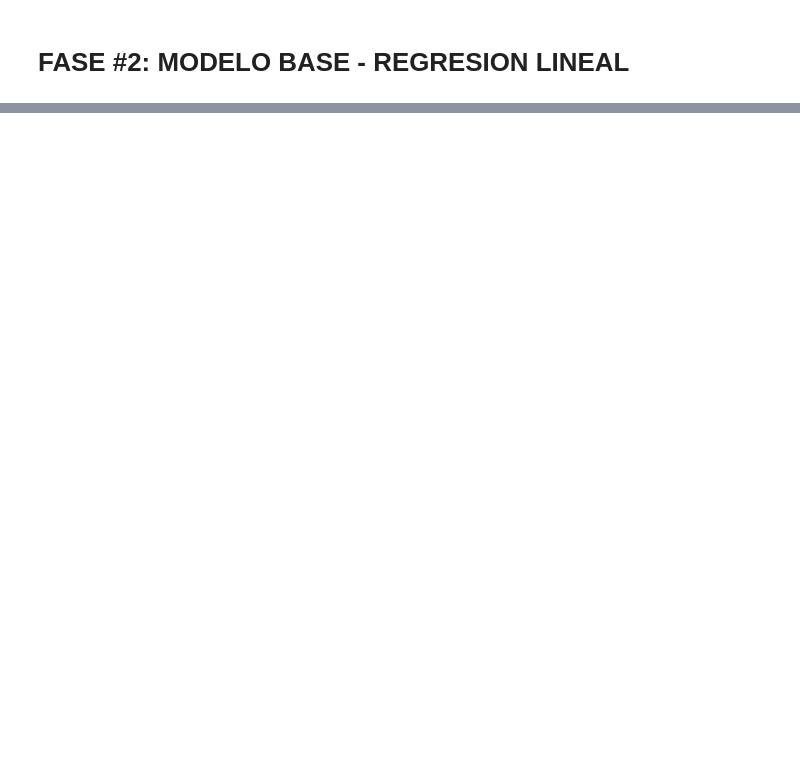
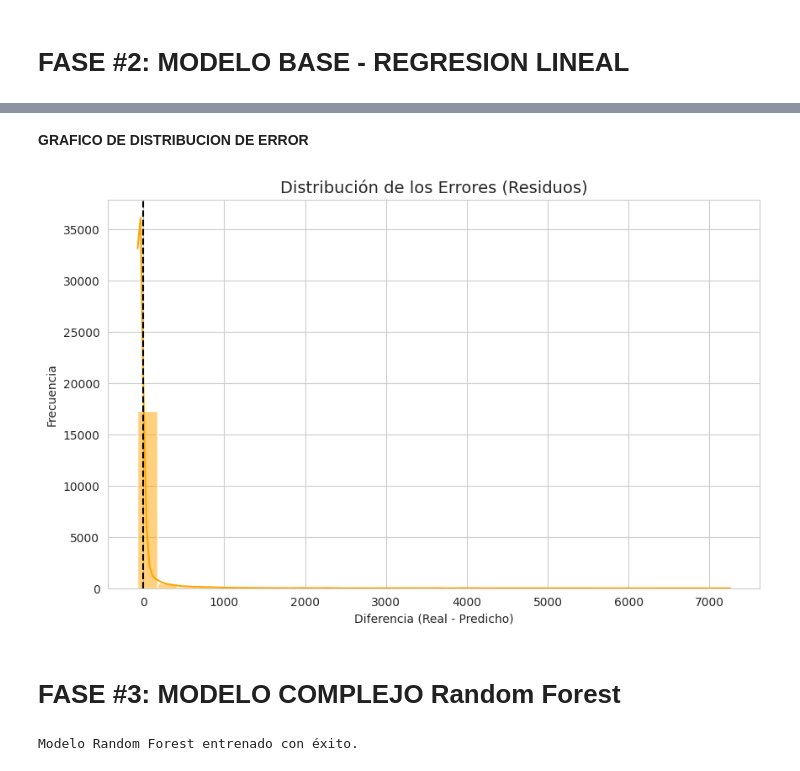
Before and after one commit to victoregomezf-maker/seminario, a Jupyter notebook: Predicción_de_demanda_insumos_medicos.ipynb, the cells around one changed output, grey strips where cells are left out. Cells and saved outputs as stored; diff of their text form; code cells hidden in the pictures; blank space fills up the shorter version.

```diff
--- a/Predicción_de_demanda_insumos_medicos.ipynb
+++ b/Predicción_de_demanda_insumos_medicos.ipynb
@@ -327,0 +440,32 @@ plt.show()
+# %% [markdown]
+**GRAFICO DE DISTRIBUCION DE ERROR**
+# %%
+plt.figure(figsize=(10, 6))
+error = y_test - y_pred
+sns.histplot(error, kde=True, color='orange', bins=30)
+
+plt.title('Distribución de los Errores (Residuos)', fontsize=14)
+plt.xlabel('Diferencia (Real - Predicho)')
+plt.ylabel('Frecuencia')
+plt.axvline(x=0, color='black', linestyle='--')
+plt.show()
+# %% [output]
+[figure, added]
+# %% [markdown]
+# **FASE #3: MODELO COMPLEJO Random Forest**
+# %%
+from sklearn.ensemble import RandomForestRegressor
+
+# Definimos el modelo
+# n_estimators=100 significa que usaremos 100 árboles para decidir el resultado
+modelo_rf = RandomForestRegressor(n_estimators=100, random_state=42)
+
+# Entrenamos con los mismos datos X_train y y_train que usamos en la Regresión
+modelo_rf.fit(X_train, y_train)
+
+# Realizamos las predicciones
+y_pred_rf = modelo_rf.predict(X_test)
+
+print("Modelo Random Forest entrenado con éxito.")
+# %% [output]
+Modelo Random Forest entrenado con éxito.
```
Also changed, not shown: parts of 15 cells of this notebook.
